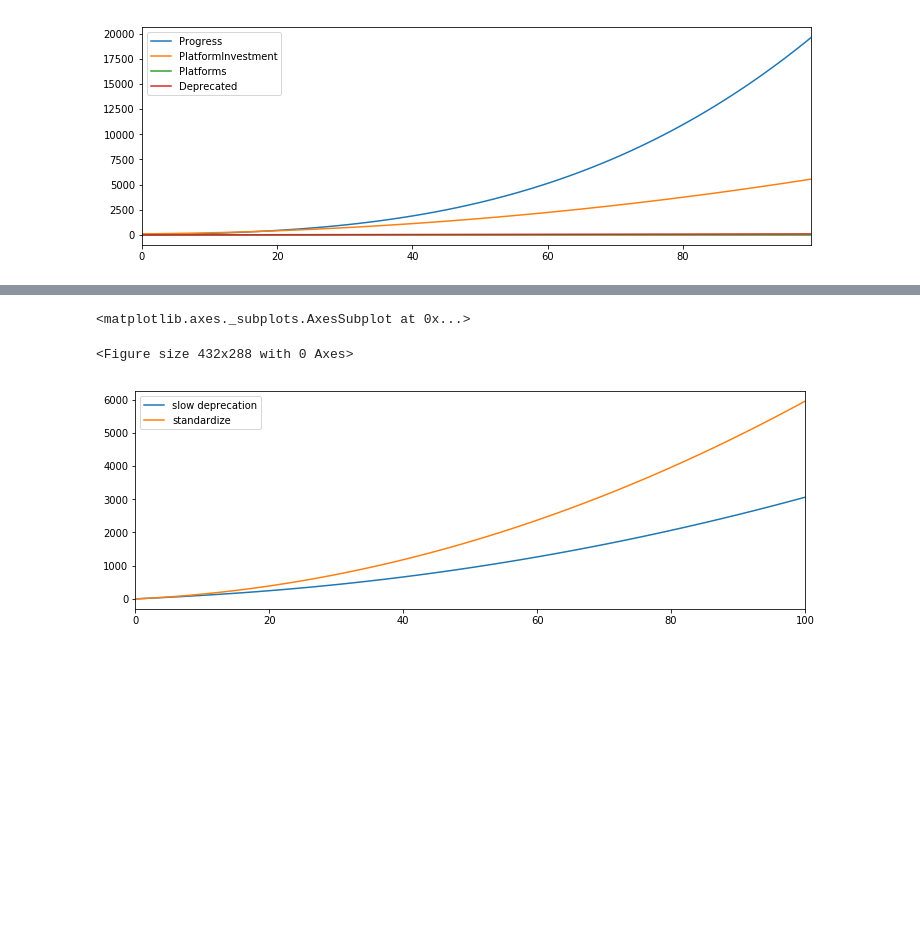
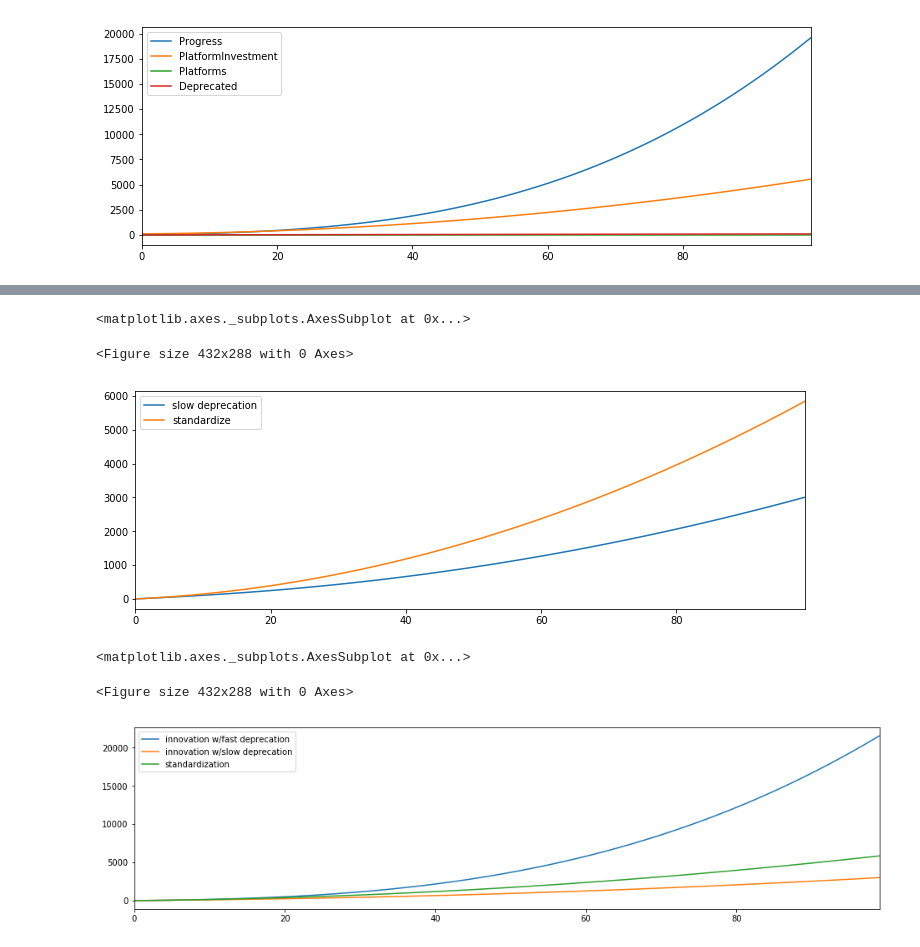
Before and after one commit to lethain/systems-explorations, a Jupyter notebook: Innovation.ipynb, the cells around one changed output, grey strips where cells are left out. Saved outputs shown, nothing was run; the diff lists cells and outputs as text; code cells hidden in the pictures; blank space fills up the shorter version.

```diff
--- a/Innovation.ipynb
+++ b/Innovation.ipynb
@@ -243,8 +248,46 @@ Platforms > Deprecated @ 2
 """
 
 rounds=100
-compare(('standardize', spec_a), ('slow deprecation', spec_b), "Progress", rounds=rounds)
+compare([('standardize', spec_a), ('slow deprecation', spec_b)], "Progress", rounds=rounds)
 # %% [output]
 <matplotlib.axes._subplots.AxesSubplot at 0x...>
 <Figure size 432x288 with 0 Axes>
-[figure, old version]
+[figure, new version]
+# %%
+spec_a = """
+PlatformInvestment(100)
+Platforms(10)
+InvestmentRate(10)
+[Potential] > Platforms @ 3
+Platforms > Deprecated @ 3
+[Potential] > InvestmentRate @ 1
+[Potential] > PlatformInvestment @ InvestmentRate
+[Potential] > Progress @ PlatformInvestment / Platforms
+"""
+
+spec_b = """
+PlatformInvestment(100)
+Platforms(10)
+InvestmentRate(10)
+[Potential] > PlatformInvestment @ InvestmentRate
+[Potential] > Progress @ PlatformInvestment / Platforms
+"""
+
+spec_c = """
+PlatformInvestment(100)
+Platforms(10)
+InvestmentRate(10)
+[Potential] > Platforms @ 3
+Platforms > Deprecated @ 2
+[Potential] > InvestmentRate @ 1
+[Potential] > PlatformInvestment @ InvestmentRate
+[Potential] > Progress @ PlatformInvestment / Platforms
+"""
+
+rounds=100
+specs = [('innovation w/fast deprecation', spec_a), ('standardization', spec_b), ('innovation w/slow deprecation', spec_c)]
+compare(specs, "Progress", rounds=rounds, size=(16, 4))
+# %% [output]
+<matplotlib.axes._subplots.AxesSubplot at 0x...>
+<Figure size 432x288 with 0 Axes>
+[figure, added]
```
Also changed, not shown: parts of 5 cells of this notebook.
